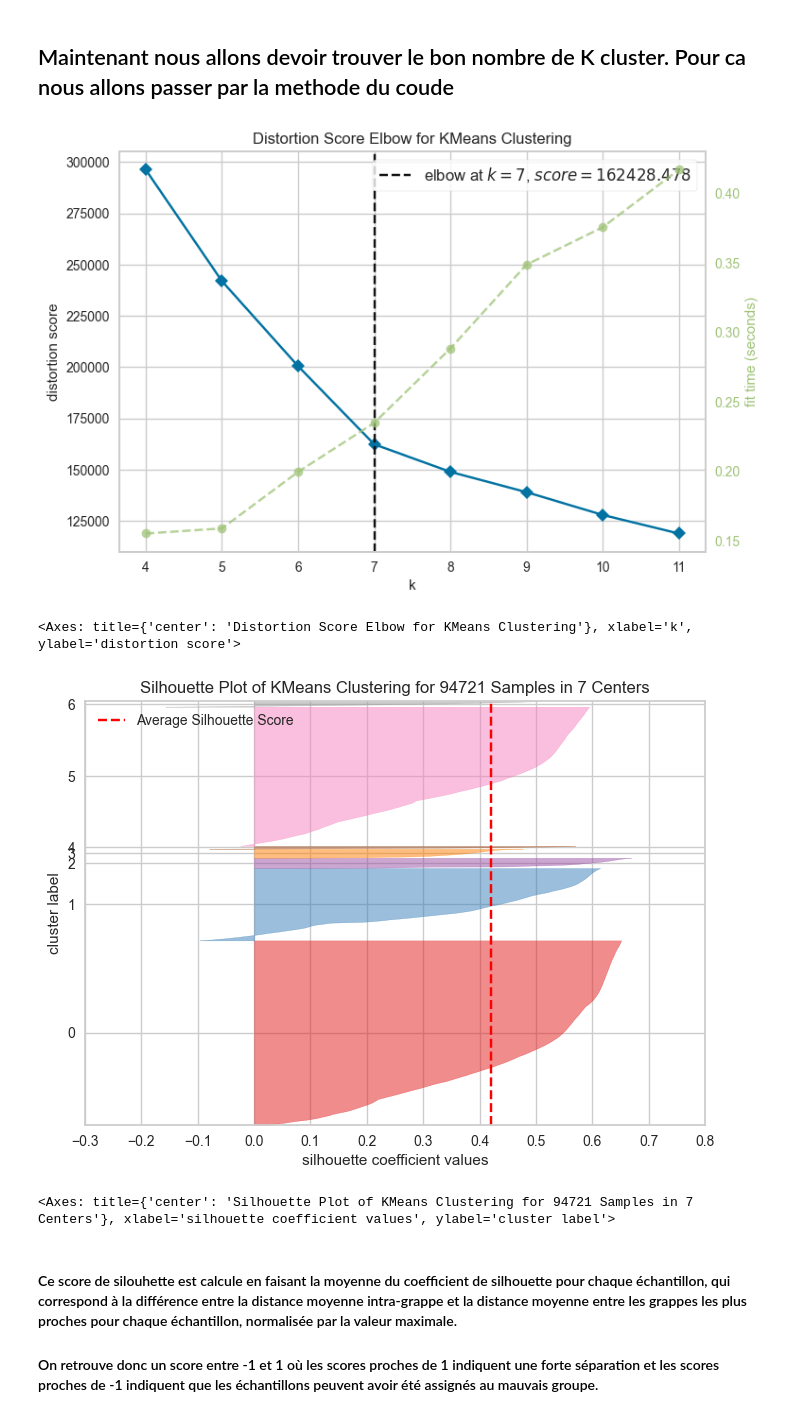
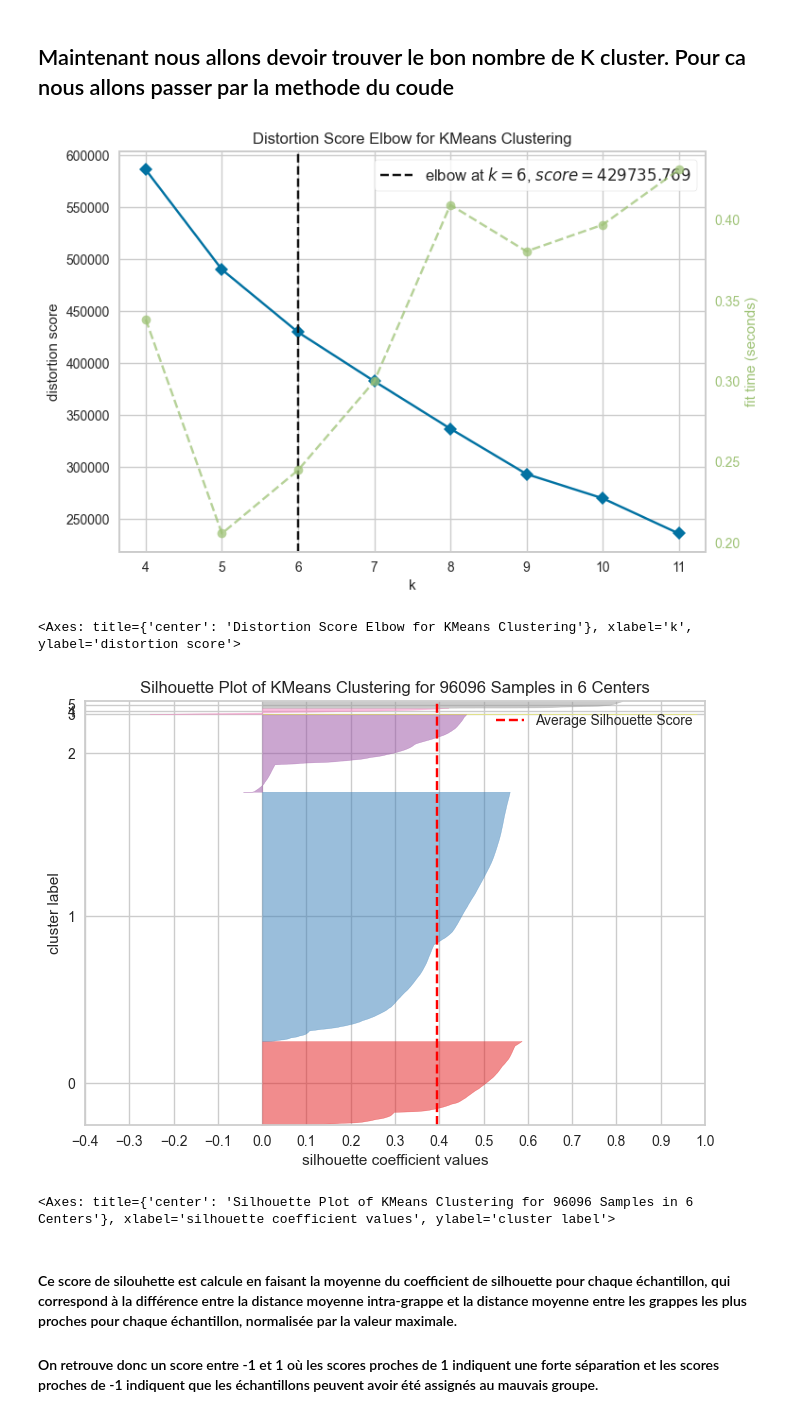
Before and after one commit to TheoChastrePradat/OC_DataScientist_P5, a Jupyter notebook: Projet_5/Script/segmentation_client.ipynb, the cells around one changed output. Drawn from its saved outputs; the diff is of its cells as text; code cells hidden in the pictures.

```diff
--- a/Projet_5/Script/segmentation_client.ipynb
+++ b/Projet_5/Script/segmentation_client.ipynb
@@ -160,3 +175,14 @@ Name: count, Length: 2300, dtype: int64
+# %%
+df_payments = pd.read_sql_query(query_payment_type, conn)
+df_payments_dummies = pd.get_dummies(df_payments, columns=['payment_type'], prefix='payment')
+
+# Regrouper par client
+df_payment_types = df_payments_dummies.groupby('customer_unique_id').sum().reset_index()
+# %%
+# On merge les types de paiement avec le df_clients
+# On remplace les NaN par 0
+df_clients = df_clients.merge(df_payment_types, on='customer_unique_id', how='left')
+df_clients.fillna(0, inplace=True)  # en cas de clients sans info paiement
 # %% [markdown]
 ### POur le moment nous avons des informations plutot interessantes. Nous pourrons en rajouter par la suite.
 ### Nous pouvons nous commencer a regarder de plus pres les differentes manieres de clustering
@@ -257,8 +289,12 @@ features = [
     'nb_orders',
     'total_spent',
     'avg_review_score',
-    'nb_payment_types',
-    'avg_days_between_orders'
+    'avg_days_between_orders',
+    'payment_boleto',
+    'payment_credit_card',
+    'payment_debit_card',
+    'payment_voucher',
+    'payment_not_defined'
 ]
 
 X = df_clients[features]
@@ -301,22 +337,22 @@ Name: count, dtype: int64
 ## Maintenant nous allons devoir trouver le bon nombre de K cluster. Pour ca nous allons passer par la methode du coude
 # %%
 model = KMeans()
-visualizer = KElbowVisualizer(model, k=(4,12))
+ke_visualizer = KElbowVisualizer(model, k=(4,12))
 
-visualizer.fit(X_scaled)
-visualizer.poof()
+ke_visualizer.fit(X_scaled)
+ke_visualizer.poof()
 # %% [output]
-[figure, old version]
+[figure, new version]
 <Axes: title={'center': 'Distortion Score Elbow for KMeans Clustering'}, xlabel='k', ylabel='distortion score'>
 # %%
-model_2 = KMeans(7)
-visualizer = SilhouetteVisualizer(model_2)
+model_2 = KMeans(6)
+s_visualizer = SilhouetteVisualizer(model_2)
 
-visualizer.fit(X_scaled)
-visualizer.poof()
+s_visualizer.fit(X_scaled)
+s_visualizer.poof()
 # %% [output]
-[figure, old version]
+[figure, new version]
-<Axes: title={'center': 'Silhouette Plot of KMeans Clustering for 94721 Samples in 7 Centers'}, xlabel='silhouette coefficient values', ylabel='cluster label'>
+<Axes: title={'center': 'Silhouette Plot of KMeans Clustering for 96096 Samples in 6 Centers'}, xlabel='silhouette coefficient values', ylabel='cluster label'>
 # %% [markdown]
 #### Ce score de silouhette est calcule en faisant la moyenne du coefficient de silhouette pour chaque échantillon, qui correspond à la différence entre la distance moyenne intra-grappe et la distance moyenne entre les grappes les plus proches pour chaque échantillon, normalisée par la valeur maximale.
 #### On retrouve donc un score entre -1 et 1 où les scores proches de 1 indiquent une forte séparation et les scores proches de -1 indiquent que les échantillons peuvent avoir été assignés au mauvais groupe.
```
Also changed, not shown: parts of 35 cells of this notebook.
